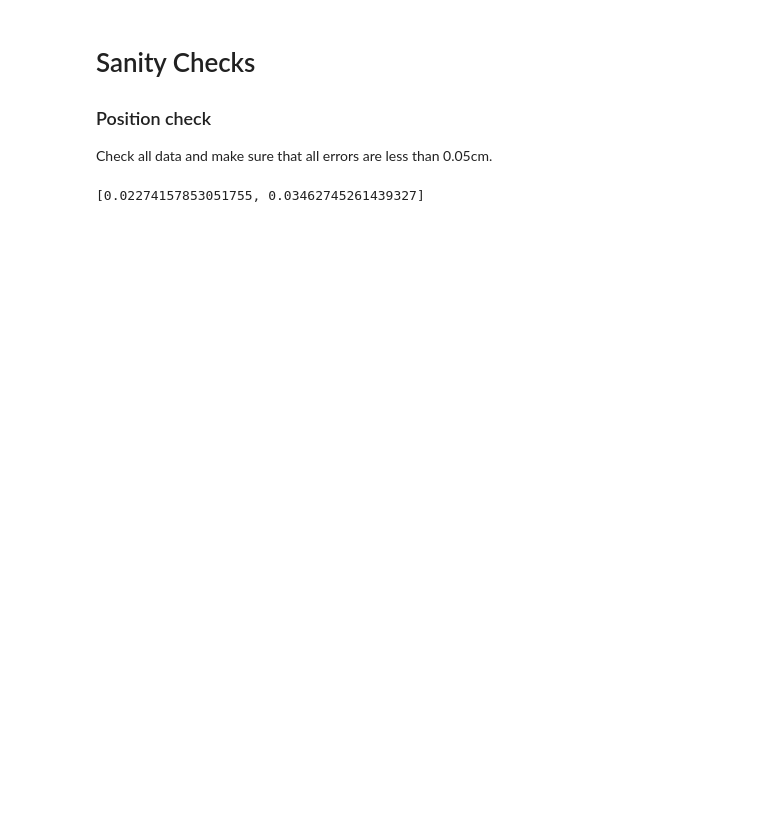
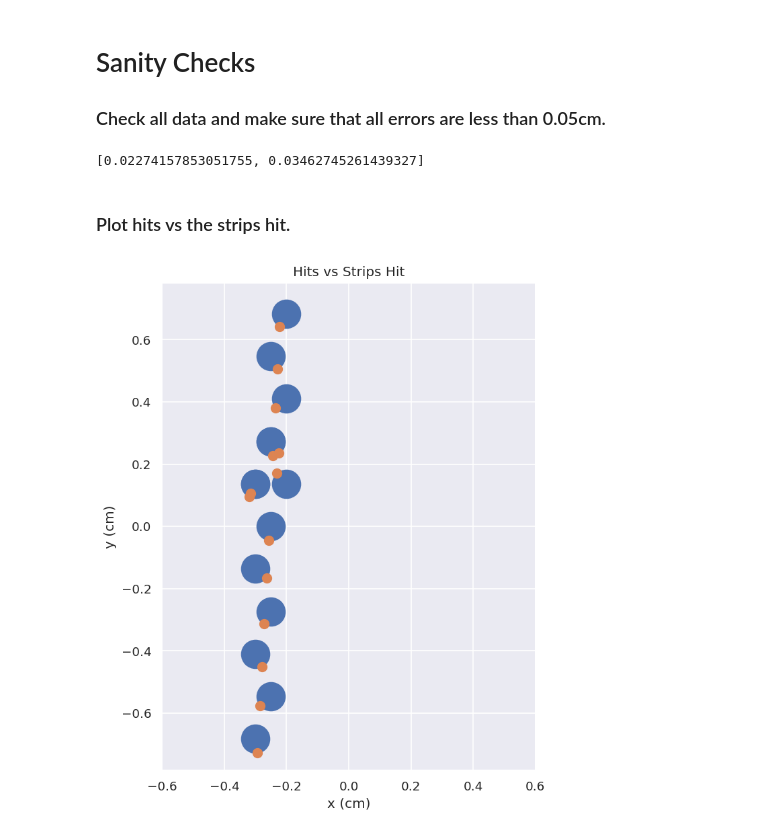
Before and after one commit to bleaktwig/gruid-translator, a Jupyter notebook: test.ipynb, the cells around one changed output. Drawn from its saved outputs; the diff is of its cells as text; code cells hidden in the pictures; blank space fills up the shorter version.

```diff
--- a/test.ipynb
+++ b/test.ipynb
@@ -221,8 +225,7 @@ def generate_hit_matrices(hits):
     (x,y)
 # %% [markdown]
 # Sanity Checks
-### Position check
-Check all data and make sure that all errors are less than 0.05cm.
+### Check all data and make sure that all errors are less than 0.05cm.
 # %%
 f = open(DATA)
 metadata = store_metadata(f)
@@ -263,3 +266,5 @@ print(error)
 f.close()
 # %% [output]
 [0.02274157853051755, 0.03462745261439327]
+# %% [markdown]
+### Plot hits vs the strips hit.
@@ -266 +287,33 @@ f.close()
+# %%
+nevent = 2
+
+event = events[nevent]
+rhits = rhitsarr[nevent]
+phits = phitsarr[nevent]
+
+realhits = {"x" : [], "y" : []}
+for i in range(len(rhits["hitn"])):
+    idx = 0
+    for j in range(len(event[IDBANK]["hitn"])):
+        if int(event[IDBANK]["hitn"][j]) == rhits["hitn"][i]: idx = j
+    realhits["x"].append(float(event[IRBANK]["avg_x"][idx])/10.)
+    realhits["y"].append(float(event[IRBANK]["avg_y"][idx])/10.)
+# %%
+figure(num=None, figsize=(14, 8), dpi=120, facecolor='w', edgecolor='k')
+sns.set_theme()
+
+plt.scatter(phits["x"], phits["y"], s=95000*(math.pi * CORE_RADIUS**2)) # , c="#"
+plt.scatter(realhits["x"], realhits["y"], s=10000*(math.pi * CORE_RADIUS**2))
+
+plt.title("Hits vs Strips Hit")
+plt.xlabel("x (cm)")
+plt.ylabel("y (cm)")
+
+plt.xlim([-DELTAX - STRIP_RADIUS, DELTAX + STRIP_RADIUS])
+plt.ylim([-DELTAY - STRIP_RADIUS, DELTAY + STRIP_RADIUS])
+plt.gca().set_aspect('equal', adjustable='box')
+
+plt.show()
+# %% [output]
+[figure, added]
 # %% [markdown]
```
Also changed, not shown: parts of 11 cells of this notebook.
